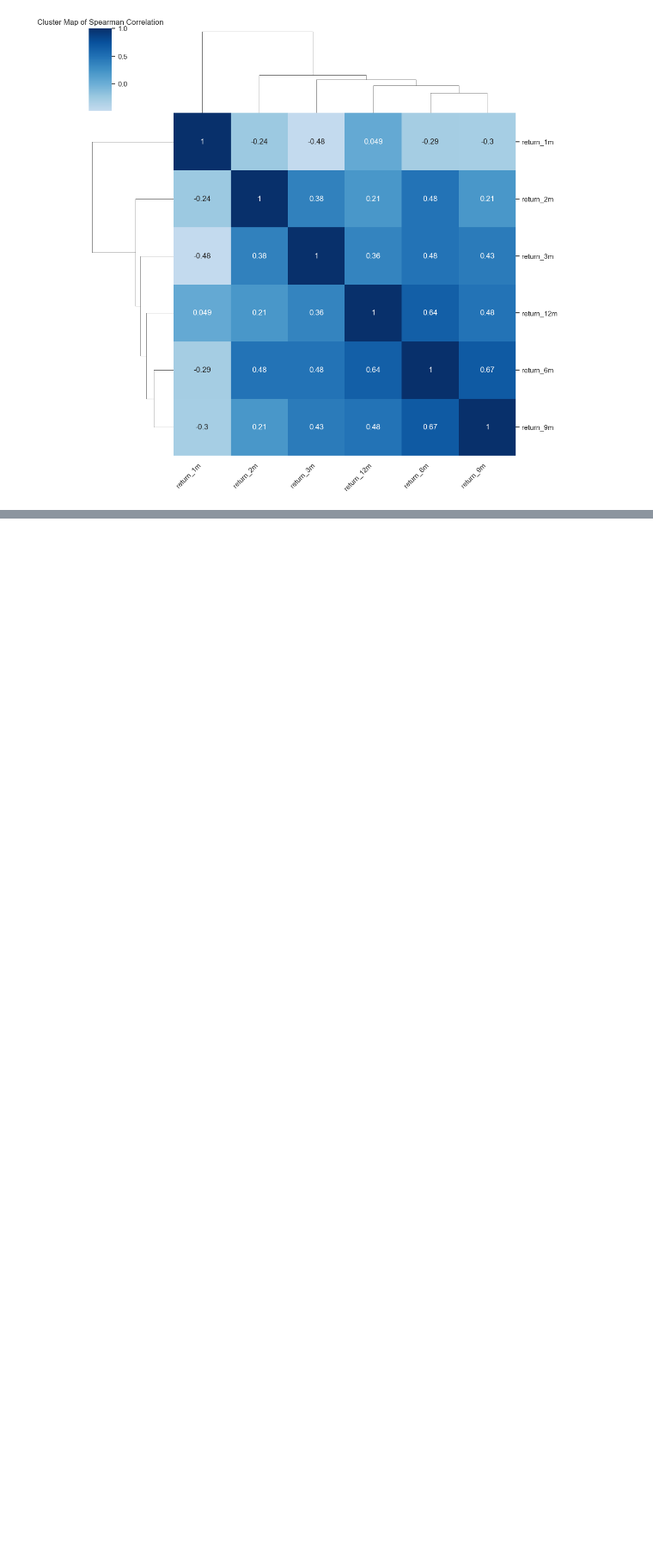
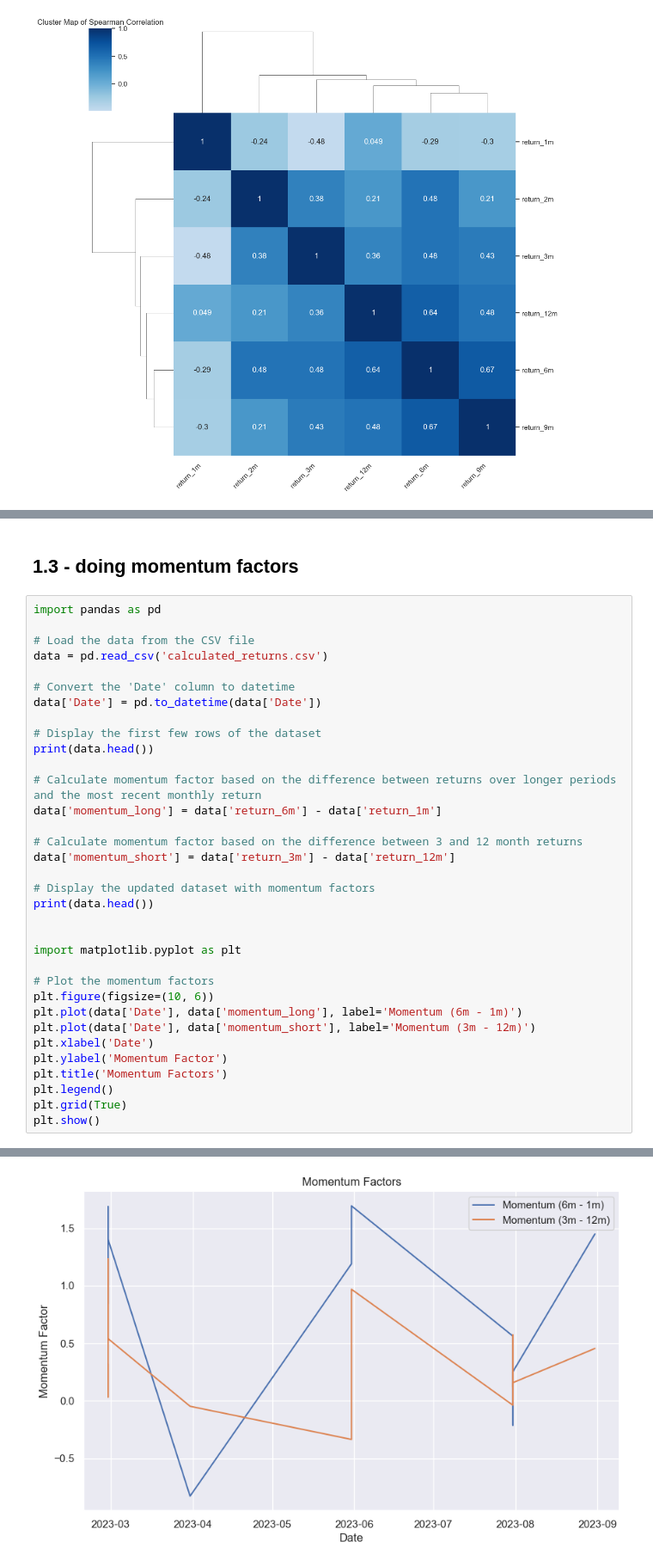
Before and after one commit to jasoncchandra/Functions, a Jupyter notebook: 3. Alpha Factors/Set Up.ipynb, the cells around one changed output, grey strips where cells are left out. Shown at 86% size. Saved outputs shown, nothing was run; the diff lists cells and outputs as text; blank space fills up the shorter version.

```diff
--- a/3. Alpha Factors/Set Up.ipynb
+++ b/3. Alpha Factors/Set Up.ipynb
@@ -508,0 +273,37 @@ memory usage: 107.2+ MB
+# %% [markdown]
+## 1.3 - doing momentum factors
+# %%
+import pandas as pd
+
+# Load the data from the CSV file
+data = pd.read_csv('calculated_returns.csv')
+
+# Convert the 'Date' column to datetime
+data['Date'] = pd.to_datetime(data['Date'])
+
+# Display the first few rows of the dataset
+print(data.head())
+
+# Calculate momentum factor based on the difference between returns over longer periods and the most recent monthly return
+data['momentum_long'] = data['return_6m'] - data['return_1m']
+
+# Calculate momentum factor based on the difference between 3 and 12 month returns
+data['momentum_short'] = data['return_3m'] - data['return_12m']
+
+# Display the updated dataset with momentum factors
+print(data.head())
+
+
+import matplotlib.pyplot as plt
+
+# Plot the momentum factors
+plt.figure(figsize=(10, 6))
+plt.plot(data['Date'], data['momentum_long'], label='Momentum (6m - 1m)')
+plt.plot(data['Date'], data['momentum_short'], label='Momentum (3m - 12m)')
+plt.xlabel('Date')
+plt.ylabel('Momentum Factor')
+plt.title('Momentum Factors')
+plt.legend()
+plt.grid(True)
+plt.show()
+# %% [output]
@@ -508,0 +327 @@ memory usage: 107.2+ MB
+[figure, added]
```
Also changed, not shown: parts of 60 cells of this notebook, 4 other files.
